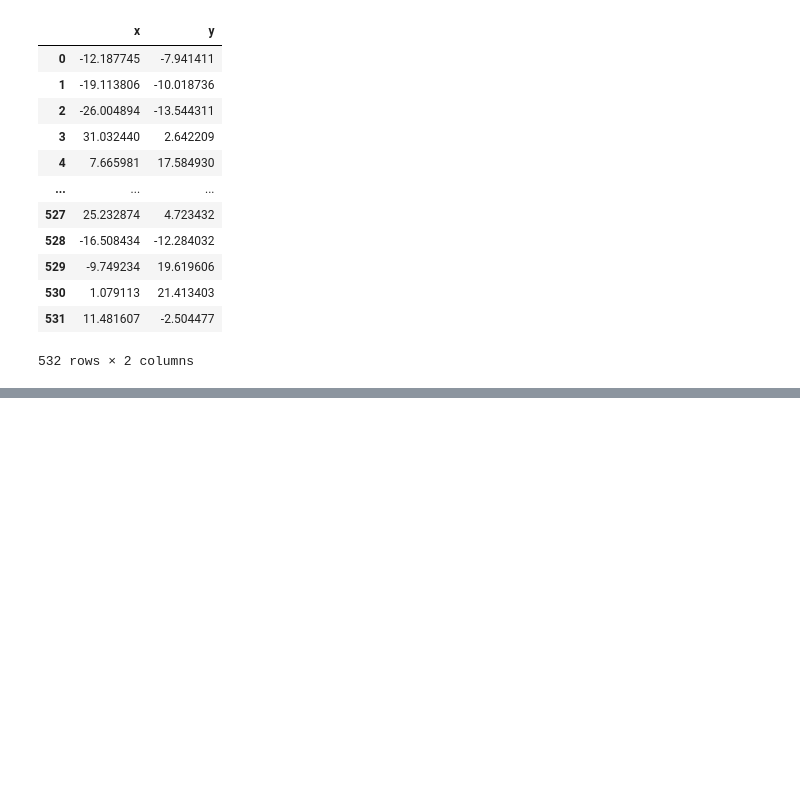
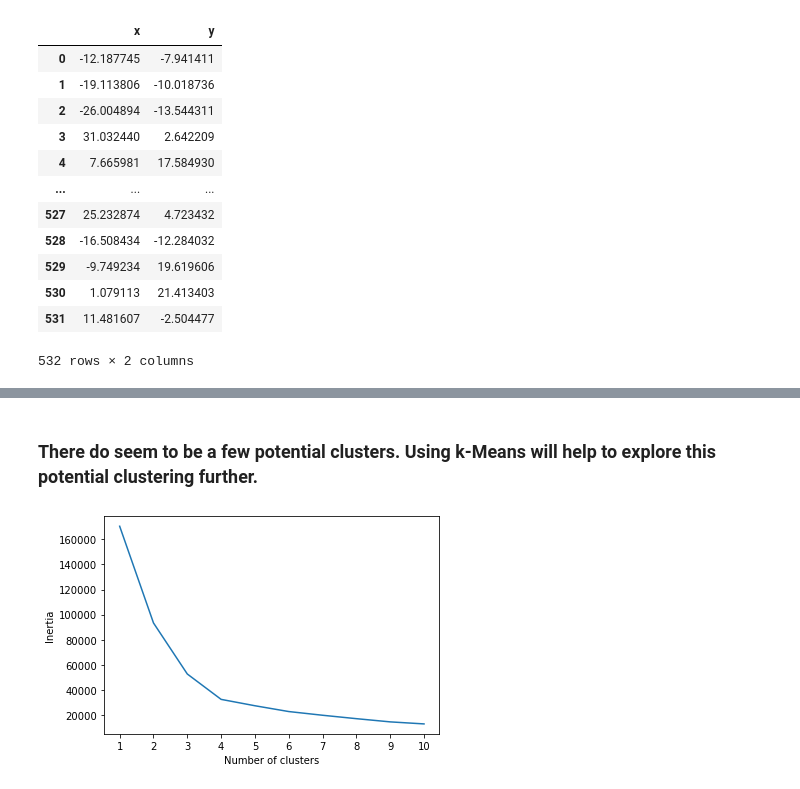
Before and after one commit to twolightsabovethesea/cryptocurrency-clusters, a Jupyter notebook: crypto_clusters.ipynb, the cells around one changed output, grey strips where cells are left out. Drawn from its saved outputs; the diff is of its cells as text; code cells hidden in the pictures; blank space fills up the shorter version.

```diff
--- a/crypto_clusters.ipynb
+++ b/crypto_clusters.ipynb
@@ -290,0 +294,29 @@ AttributeError: module 'matplotlib' has no attribute 'scatter'
+# %% [markdown]
+### There do seem to be a few potential clusters. Using k-Means will help to explore this potential clustering further.
+# %%
+#create an empty list for inertia values
+inertia = []
+
+#create a list of values for k
+k = [1,2,3,4,5,6,7,8,9,10]
+
+
+# use a for loop to test each value in the list of potential k values
+for i in k:
+    km = KMeans(n_clusters=i, random_state=0)
+    km.fit(tdf)
+    inertia.append(km.inertia_)
+
+# use the results of the above code to create a new dataframe which can then be used to plot an elbow curve
+elbow_data = {"k": k, "inertia": inertia}
+elbow_df = pd.DataFrame(elbow_data)
+
+#plot the elbow curve
+
+plt.plot(elbow_df['k'], elbow_df['inertia'])
+plt.xticks(range(1,11))
+plt.xlabel('Number of clusters')
+plt.ylabel('Inertia')
+plt.show()
+# %% [output]
+[figure, added]
```
Also changed, not shown: parts of 2 cells of this notebook.
